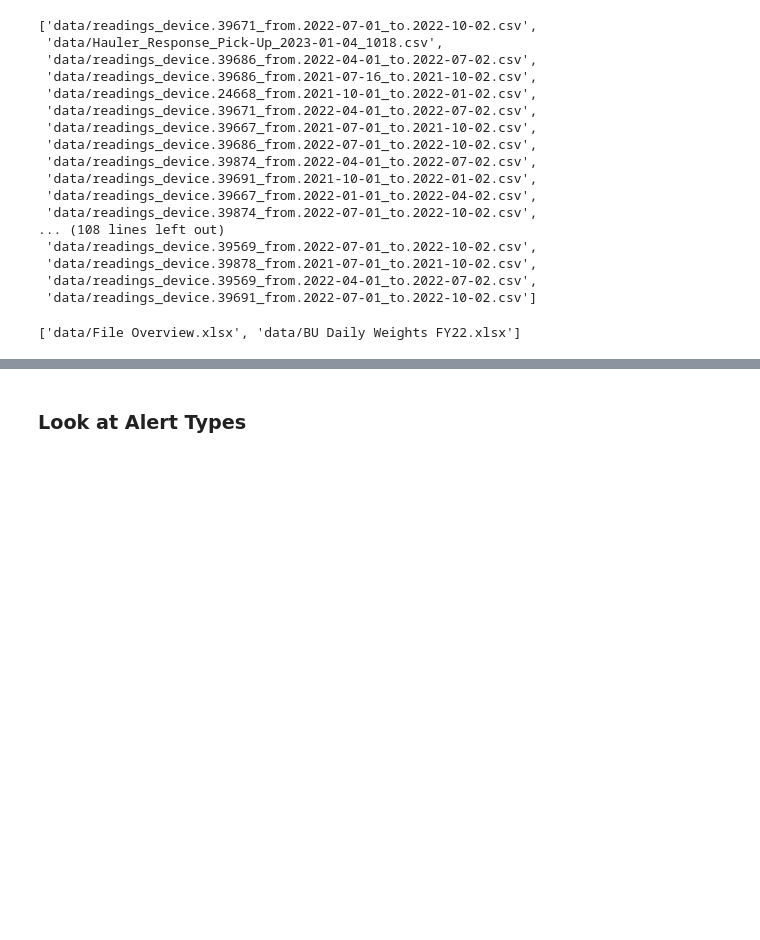
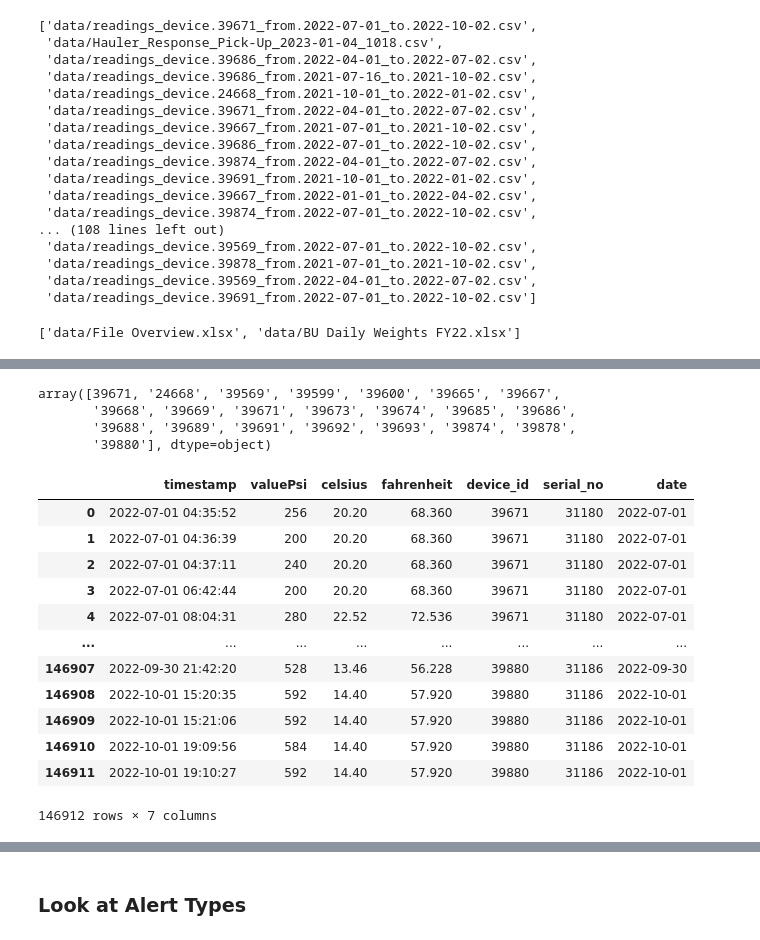
Before and after one commit to BU-Spark/ds-bu-sustainability-waste, a Jupyter notebook: spring23-team-1/DataAnalysis_KV.ipynb, the cells around one changed output, grey strips where cells are left out. Cells and saved outputs as stored; diff of their text form; code cells hidden in the pictures; blank space fills up the shorter version.

```diff
--- a/spring23-team-1/DataAnalysis_KV.ipynb
+++ b/spring23-team-1/DataAnalysis_KV.ipynb
@@ -65,0 +74,9 @@ reading_df
+# %%
+device_serial_id_mapping = {}
+
+for i, row in events_df.iterrows():
+    if pd.notna(row['Unnamed: 13']):
+        if "deviceId" in row['Unnamed: 13']:
+            deviceID = row['Unnamed: 13'][9:]
+            serialNo = row['Serial No.']
+            device_serial_id_mapping[int(deviceID)] = serialNo
@@ -65,0 +105,4 @@ reading_df
+# %%
+device_reading_files = glob.glob(DATA_PATH+"/readings*")
+print(len(device_reading_files))
+device_reading_files
@@ -65,0 +128,27 @@ reading_df
+# %%
+#Loop over each file and append and sort
+for i, dev_filename in enumerate(device_reading_files):
+    if i==0:
+        device_df = pd.read_csv(dev_filename)
+        device_df['device_id'] = int(dev_filename[21:26])
+        device_df['serial_no'] = int(device_serial_id_mapping[int(dev_filename[21:26])])
+    else:
+        new_device = pd.read_csv(dev_filename)
+        new_device['device_id'] = dev_filename[21:26]
+        try:
+            new_device['serial_no'] = int(device_serial_id_mapping[int(dev_filename[21:26])])
+            device_df = pd.concat([device_df, new_device])
+        except:
+            print("Device ID {} doesn't have a serial number".format(dev_filename[21:26]))
+
+#Convert timestamp to timestamp dtype
+device_df.rename(columns={"readingDtUtz": "timestamp"}, inplace=True)
+device_df.timestamp = pd.to_datetime(device_df.timestamp)
+
+#Create Date column
+device_df['date'] = pd.to_datetime(device_df.timestamp.dt.date)
+
+device_df.sort_values(by=["device_id", "timestamp"], inplace=True)
+device_df.reset_index(inplace=True, drop=True)
+
+print(device_df.shape, device_df.columns)
@@ -65,0 +174,7 @@ reading_df
+# %%
+device_df.device_id.unique()
+# %% [output]
+array([39671, '24668', '39569', '39599', '39600', '39665', '39667',
+       '39668', '39669', '39671', '39673', '39674', '39685', '39686',
+       '39688', '39689', '39691', '39692', '39693', '39874', '39878',
+       '39880'], dtype=object)
@@ -65,0 +183,16 @@ reading_df
+# %%
+device_df
+# %% [output]
+|  | timestamp | valuePsi | celsius | fahrenheit | device_id | serial_no | date |
+| 0 | 2022-07-01 04:35:52 | 256 | 20.20 | 68.360 | 39671 | 31180 | 2022-07-01 |
+| 1 | 2022-07-01 04:36:39 | 200 | 20.20 | 68.360 | 39671 | 31180 | 2022-07-01 |
+| 2 | 2022-07-01 04:37:11 | 240 | 20.20 | 68.360 | 39671 | 31180 | 2022-07-01 |
+| 3 | 2022-07-01 06:42:44 | 200 | 20.20 | 68.360 | 39671 | 31180 | 2022-07-01 |
+| 4 | 2022-07-01 08:04:31 | 280 | 22.52 | 72.536 | 39671 | 31180 | 2022-07-01 |
+| ... | ... | ... | ... | ... | ... | ... | ... |
+| 146907 | 2022-09-30 21:42:20 | 528 | 13.46 | 56.228 | 39880 | 31186 | 2022-09-30 |
+| 146908 | 2022-10-01 15:20:35 | 592 | 14.40 | 57.920 | 39880 | 31186 | 2022-10-01 |
+| 146909 | 2022-10-01 15:21:06 | 592 | 14.40 | 57.920 | 39880 | 31186 | 2022-10-01 |
+| 146910 | 2022-10-01 19:09:56 | 584 | 14.40 | 57.920 | 39880 | 31186 | 2022-10-01 |
+| 146911 | 2022-10-01 19:10:27 | 592 | 14.40 | 57.920 | 39880 | 31186 | 2022-10-01 |
+146912 rows × 7 columns
```
Also changed, not shown: parts of 53 cells of this notebook.
